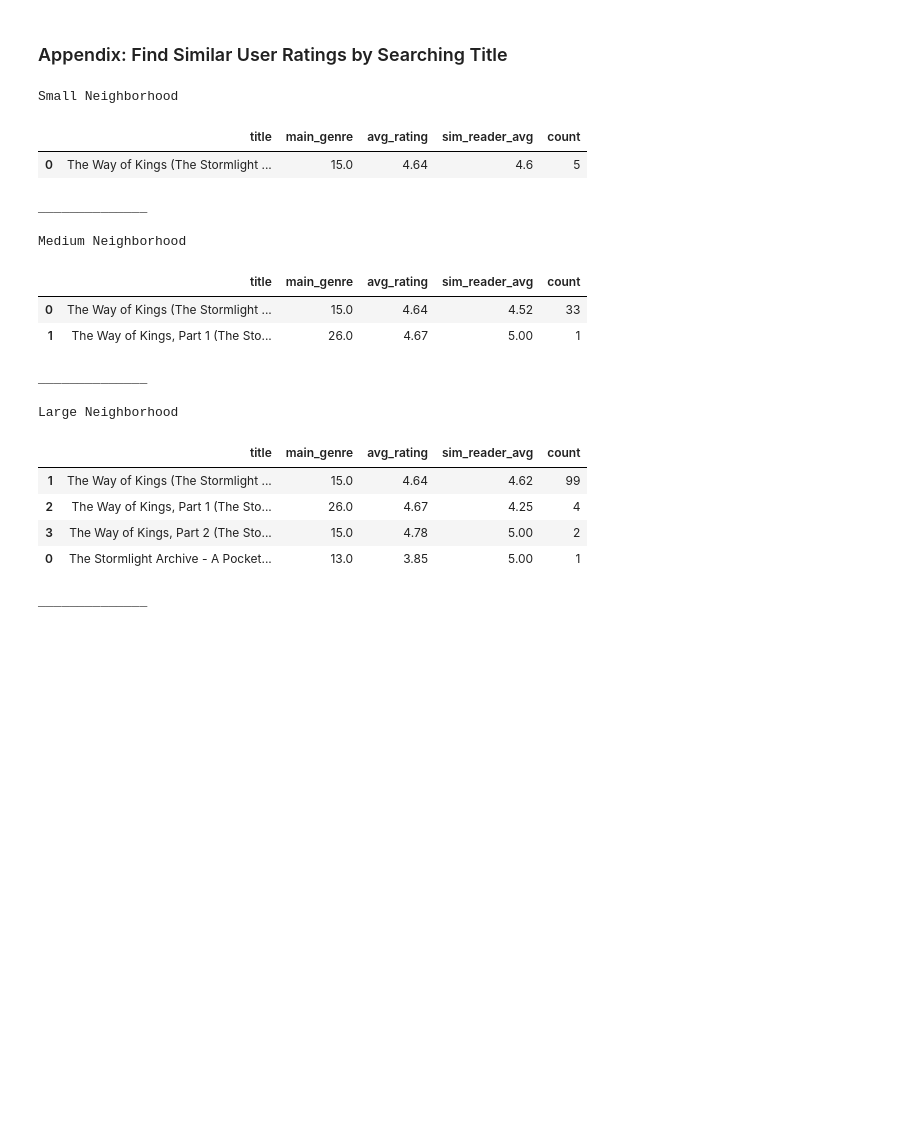
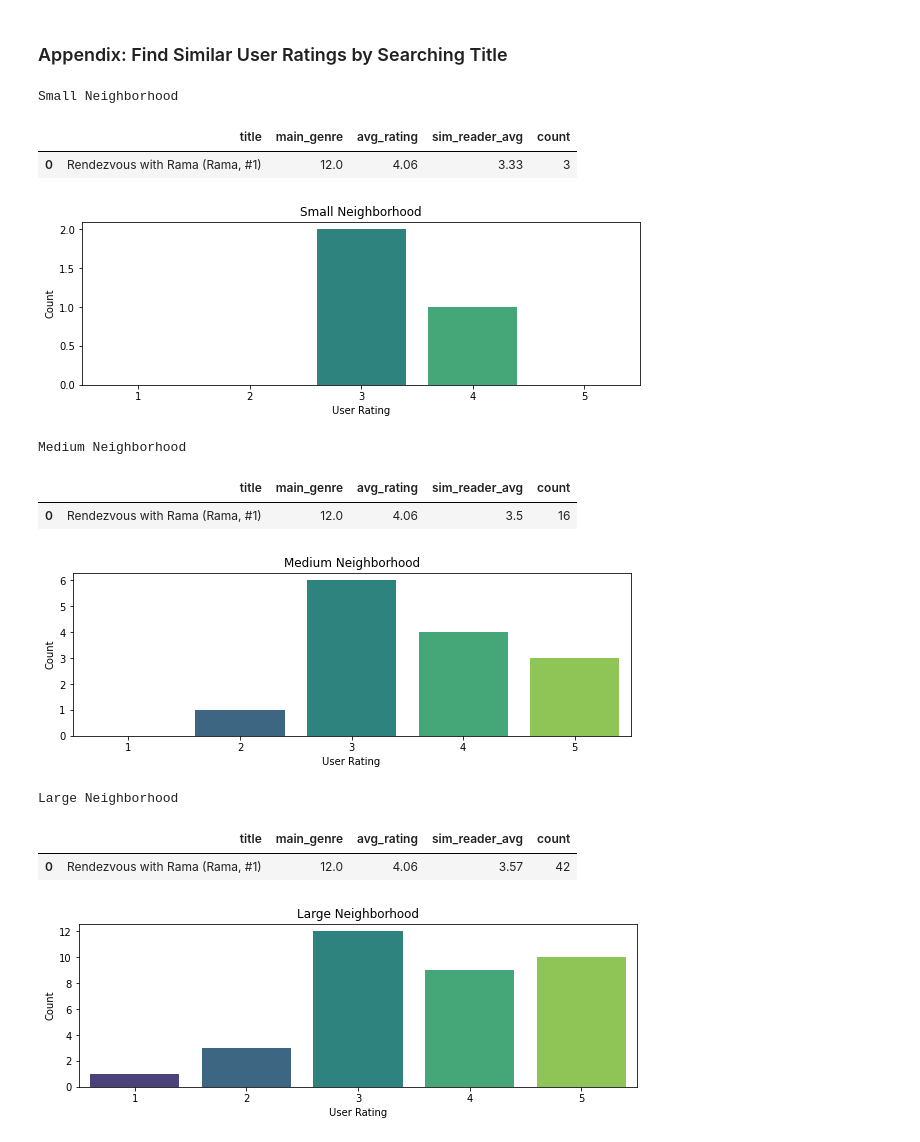
Before and after one commit to mraottth/projects, a Jupyter notebook: Goodreads Book Recommender/02_book_recommender.ipynb, the cells around one changed output. Drawn from its saved outputs; the diff is of its cells as text; code cells hidden in the pictures; blank space fills up the shorter version.

```diff
--- a/Goodreads Book Recommender/02_book_recommender.ipynb
+++ b/Goodreads Book Recommender/02_book_recommender.ipynb
@@ -45,7 +45,7 @@ from matplotlib.ticker import AutoMinorLocator
 SPARSITY = "dense"
 
 # Choose K for small med and large neighborhoods
-SM, MD, LG = 150, 1000, 3500
+SM, MD, LG = 150, 1000, 3000
 
 # For books in my_books where there's a better book id to assign it for matching
 ids_to_replace = {
@@ -1293,44 +1290,61 @@ title_search = "way of kings"
+# %%
+title_search = "rendezvous with rama".lower()
 # %%
 # Search neighborhoods for title_search, get similar user ratings
 for i in range(3):
 
     df = [sm_neighborhood_ratings, med_neighborhood_ratings, lg_neighborhood_ratings][i]
 
     if i == 0:
-        print("Small Neighborhood")
+        title = "Small Neighborhood"
+        print(title)
     elif i == 1:
-        print("Medium Neighborhood")
+        title = "Medium Neighborhood"
+        print(title)
     elif i == 2:
-        print("Large Neighborhood")
+        title = "Large Neighborhood"
+        print(title)
 
     filtered = df[df["title"].str.lower().str.contains(title_search)]
     grouped = filtered.groupby(["title", "main_genre", "avg_rating"])["user_rating"].agg(["mean","count"])\
                         .reset_index().sort_values(by="count", ascending=False)\
                             .rename(columns={"mean":"sim_reader_avg"})
     grouped["sim_reader_avg"] = grouped["sim_reader_avg"].round(2)
 
     if len(grouped) > 0:
+
         display(grouped)
-        print("______________\n")
+
+        fig, ax = plt.subplots(figsize=(10,3))
+        d = filtered["user_rating"]
+        score = []
+        counts = []
+        for i in range(5):
+            score.append(i+1)
+            counts.append(list(d).count(i+1))
+        d = pd.DataFrame({"User Rating":score, "Count":counts})
+
+        sns.barplot(
+            data=d,
+            x="User Rating",
+            y="Count",
+            palette="viridis"
+        )
+        plt.title(title)
+        plt.show()
+
     else:
-        print("Book not found")
-        print("______________\n")
+        print("Book not found\n__________\n")
 # %% [output]
 Small Neighborhood
 |  | title | main_genre | avg_rating | sim_reader_avg | count |
-| 0 | The Way of Kings (The Stormlight ... | 15.0 | 4.64 | 4.6 | 5 |
+| 0 | Rendezvous with Rama (Rama, #1) | 12.0 | 4.06 | 3.33 | 3 |
+[figure, added]
-______________
-
 Medium Neighborhood
 |  | title | main_genre | avg_rating | sim_reader_avg | count |
-| 0 | The Way of Kings (The Stormlight ... | 15.0 | 4.64 | 4.52 | 33 |
-| 1 | The Way of Kings, Part 1 (The Sto... | 26.0 | 4.67 | 5.00 | 1 |
+| 0 | Rendezvous with Rama (Rama, #1) | 12.0 | 4.06 | 3.5 | 16 |
+[figure, added]
-______________
-
 Large Neighborhood
 |  | title | main_genre | avg_rating | sim_reader_avg | count |
-| 1 | The Way of Kings (The Stormlight ... | 15.0 | 4.64 | 4.62 | 99 |
-| 2 | The Way of Kings, Part 1 (The Sto... | 26.0 | 4.67 | 4.25 | 4 |
-| 3 | The Way of Kings, Part 2 (The Sto... | 15.0 | 4.78 | 5.00 | 2 |
-| 0 | The Stormlight Archive - A Pocket... | 13.0 | 3.85 | 5.00 | 1 |
+| 0 | Rendezvous with Rama (Rama, #1) | 12.0 | 4.06 | 3.57 | 42 |
-______________
+[figure, added]
```
Also changed, not shown: parts of 20 cells of this notebook, 1 other file.
